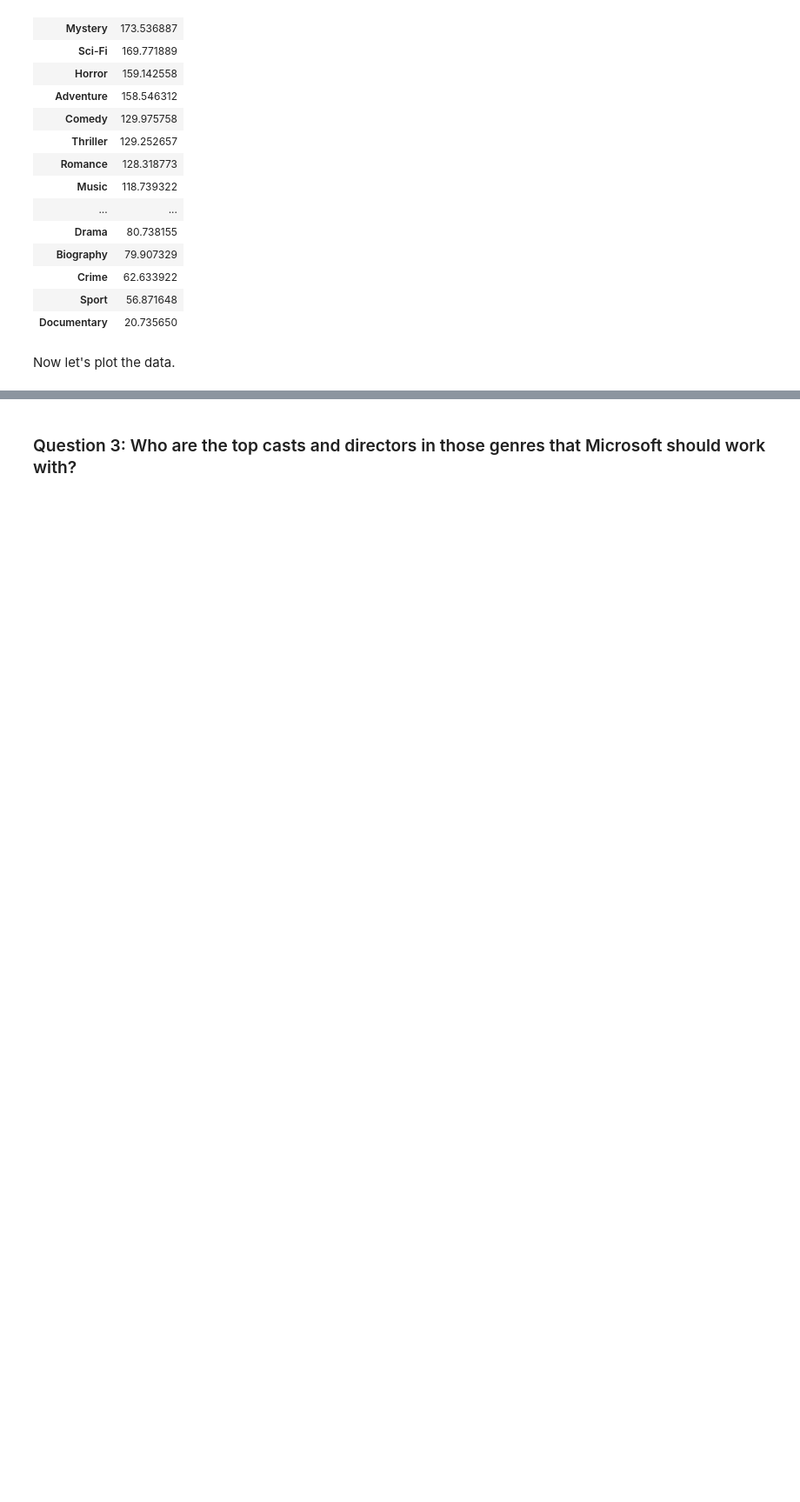
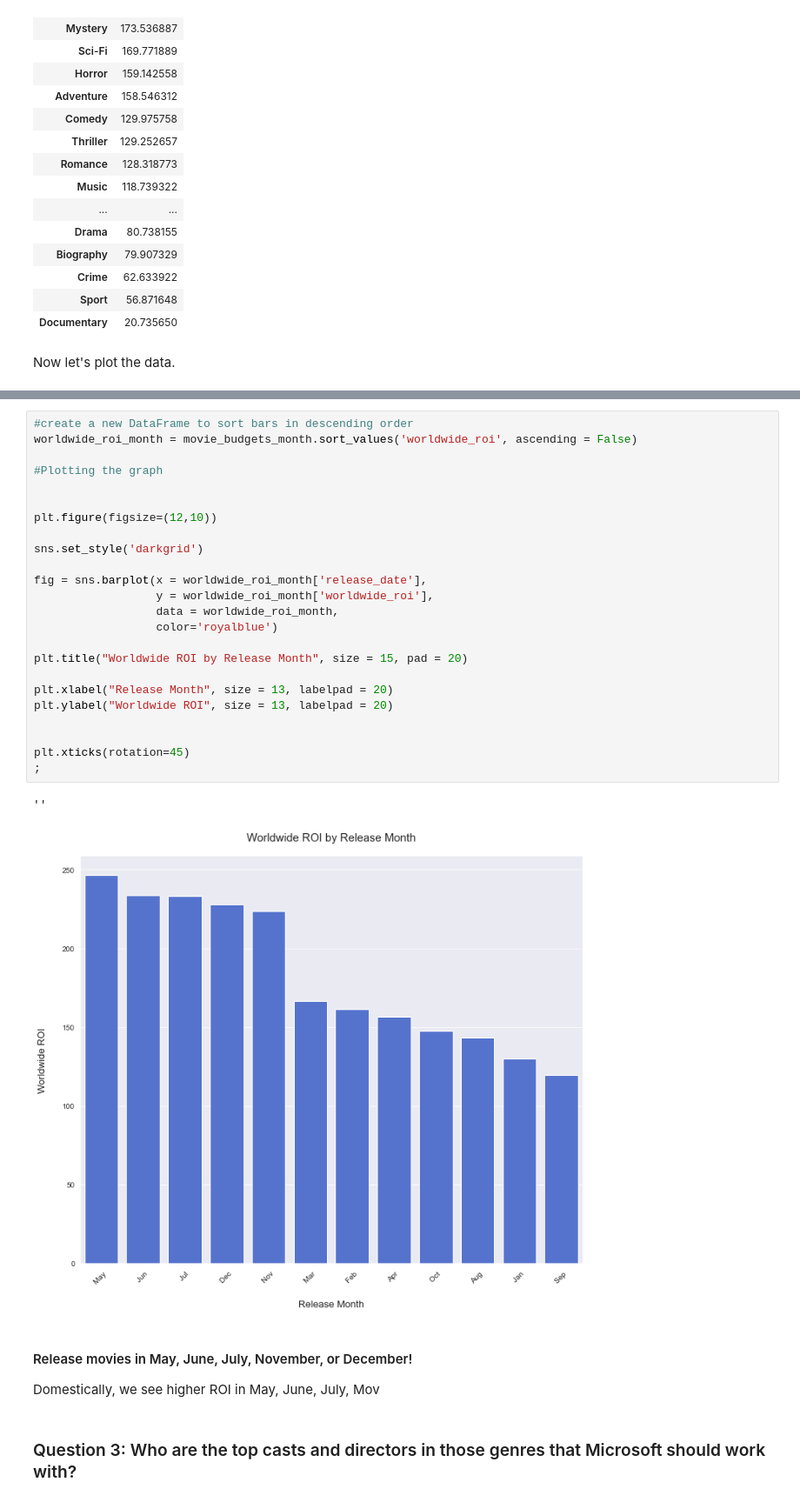
Before and after one commit to jennifernha/Microsoft-Movie-Analysis, a Jupyter notebook: Microsoft Movie Analysis.ipynb, the cells around one changed output, grey strips where cells are left out. Shown: that part at 87% size. Cells and saved outputs as stored; diff of their text form; blank space fills up the shorter version.

```diff
--- a/Microsoft Movie Analysis.ipynb
+++ b/Microsoft Movie Analysis.ipynb
@@ -815,2 +936,32 @@ Analyzing the median ROI by genre, I advise the stakeholders at Microsoft to con
+# %%
+#create a new DataFrame to sort bars in descending order
+worldwide_roi_month = movie_budgets_month.sort_values('worldwide_roi', ascending = False)
+
+#Plotting the graph
+
+
+plt.figure(figsize=(12,10))
+
+sns.set_style('darkgrid')
+
+fig = sns.barplot(x = worldwide_roi_month['release_date'],
+                  y = worldwide_roi_month['worldwide_roi'],
+                  data = worldwide_roi_month,
+                  color='royalblue')
+
+plt.title("Worldwide ROI by Release Month", size = 15, pad = 20)
+
+plt.xlabel("Release Month", size = 13, labelpad = 20)
+plt.ylabel("Worldwide ROI", size = 13, labelpad = 20)
+
+
+plt.xticks(rotation=45)
+;
+# %% [output]
+''
+[figure, added]
+# %% [markdown]
+#### Release movies in May, June, July, November, or December!
+Domestically, we see higher ROI in May, June, July, Mov
 # %% [markdown]
 ### Question 3: Who are the top casts and directors in those genres that Microsoft should work with?
```
Also changed, not shown: parts of 26 cells of this notebook.
